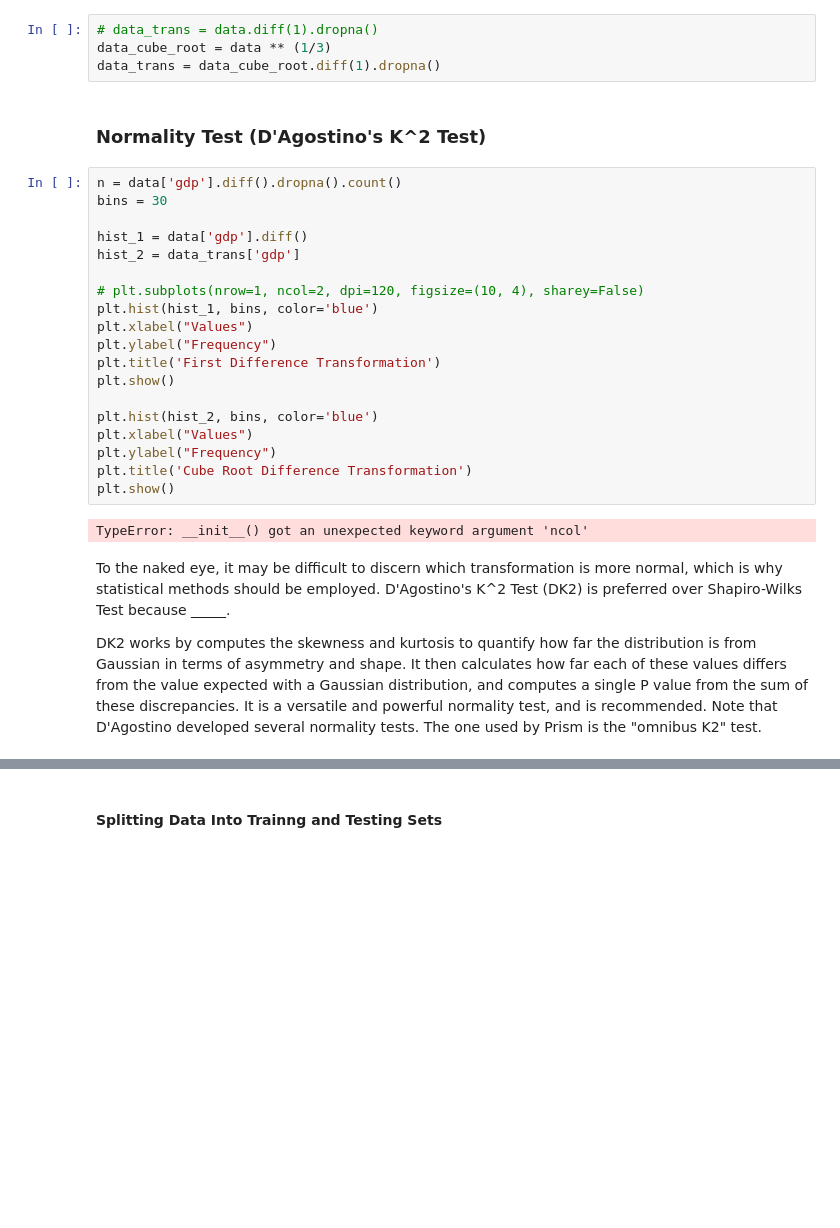
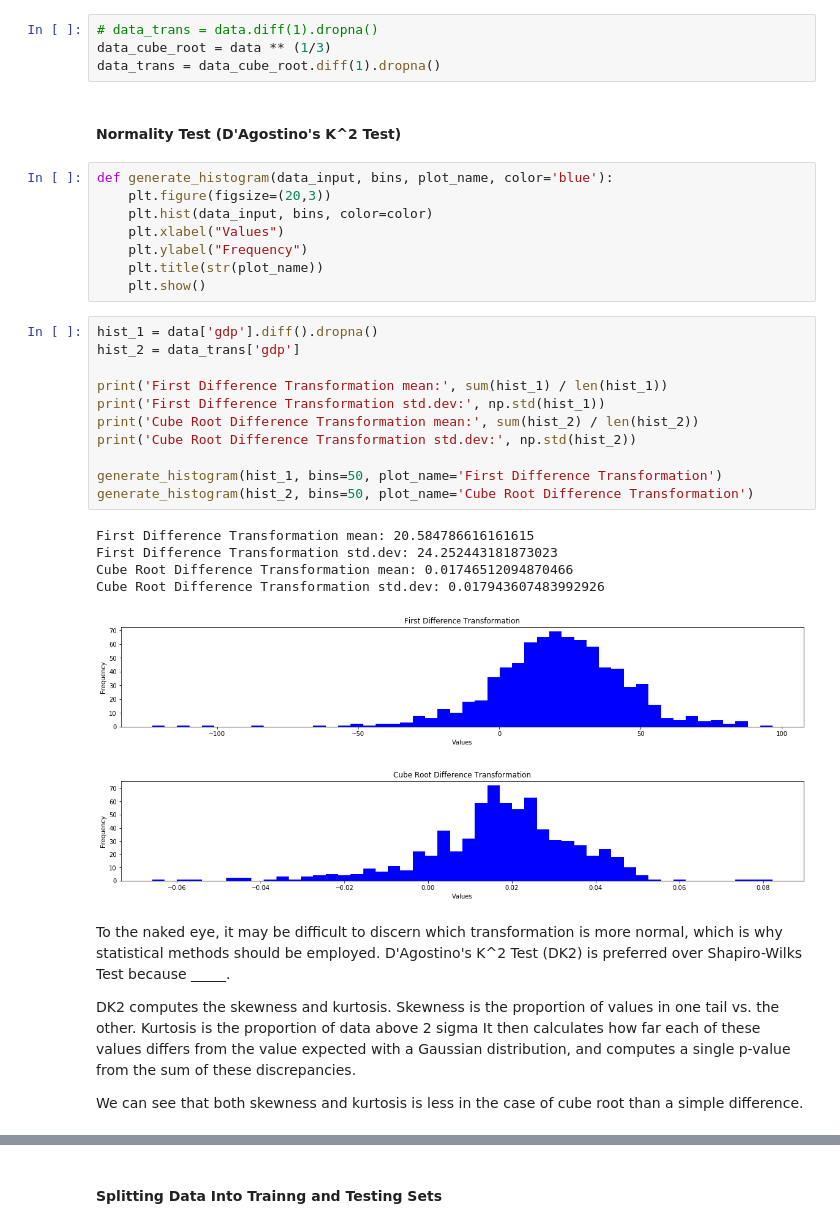
Before and after one commit to jiajunyuan/python-recession-forecaster, a Jupyter notebook: recession_forecaster_cubed_root_difference.ipynb, the cells around one changed output, grey strips where cells are left out. Drawn from its saved outputs; the diff is of its cells as text; blank space fills up the shorter version.

Commit message:
Added normality test

```diff
--- a/recession_forecaster_cubed_root_difference.ipynb
+++ b/recession_forecaster_cubed_root_difference.ipynb
@@ -340,29 +340,36 @@ $${y} = {x_{t}}^{1/3} - {x_{t-1}}^{1/3}$$
 data_cube_root = data ** (1/3)
 data_trans = data_cube_root.diff(1).dropna()
 # %% [markdown]
-### Normality Test (D'Agostino's K^2 Test)
+#### Normality Test (D'Agostino's K^2 Test)
-# %%
-n = data['gdp'].diff().dropna().count()
-bins = 30
-
-hist_1 = data['gdp'].diff()
-hist_2 = data_trans['gdp']
-
-# plt.subplots(nrow=1, ncol=2, dpi=120, figsize=(10, 4), sharey=False)
-plt.hist(hist_1, bins, color='blue')
-plt.xlabel("Values")
-plt.ylabel("Frequency")
-plt.title('First Difference Transformation')
-plt.show()
-
-plt.hist(hist_2, bins, color='blue')
-plt.xlabel("Values")
-plt.ylabel("Frequency")
-plt.title('Cube Root Difference Transformation')
-plt.show()
-# %% [output]
-TypeError: __init__() got an unexpected keyword argument 'ncol'
+# %%
+def generate_histogram(data_input, bins, plot_name, color='blue'):
+    plt.figure(figsize=(20,3))
+    plt.hist(data_input, bins, color=color)
+    plt.xlabel("Values")
+    plt.ylabel("Frequency")
+    plt.title(str(plot_name))
+    plt.show()
+# %%
+hist_1 = data['gdp'].diff().dropna()
+hist_2 = data_trans['gdp']
+
+print('First Difference Transformation mean:', sum(hist_1) / len(hist_1))
+print('First Difference Transformation std.dev:', np.std(hist_1))
+print('Cube Root Difference Transformation mean:', sum(hist_2) / len(hist_2))
+print('Cube Root Difference Transformation std.dev:', np.std(hist_2))
+
+generate_histogram(hist_1, bins=50, plot_name='First Difference Transformation')
+generate_histogram(hist_2, bins=50, plot_name='Cube Root Difference Transformation')
+# %% [output]
+First Difference Transformation mean: 20.584786616161615
+First Difference Transformation std.dev: 24.252443181873023
+Cube Root Difference Transformation mean: 0.01746512094870466
+Cube Root Difference Transformation std.dev: 0.017943607483992926
+[figure, added]
+[figure, added]
 # %% [markdown]
 To the naked eye, it may be difficult to discern which transformation is more normal, which is why statistical methods should be employed. D'Agostino's K^2 Test (DK2) is preferred over Shapiro-Wilks Test because _____.
 
-DK2 works by computes the skewness and kurtosis to quantify how far the distribution is from Gaussian in terms of asymmetry and shape. It then calculates how far each of these values differs from the value expected with a Gaussian distribution, and computes a single P value from the sum of these discrepancies. It is a versatile and powerful normality test, and is recommended. Note that D'Agostino developed several normality tests. The one used by Prism is the "omnibus K2" test.
+DK2 computes the skewness and kurtosis. Skewness is the proportion of values in one tail vs. the other. Kurtosis is the proportion of data above 2 sigma  It then calculates how far each of these values differs from the value expected with a Gaussian distribution, and computes a single p-value from the sum of these discrepancies.
+
+We can see that both skewness and kurtosis is less in the case of cube root than a simple difference.
```
Also changed, not shown: parts of 29 cells of this notebook.
